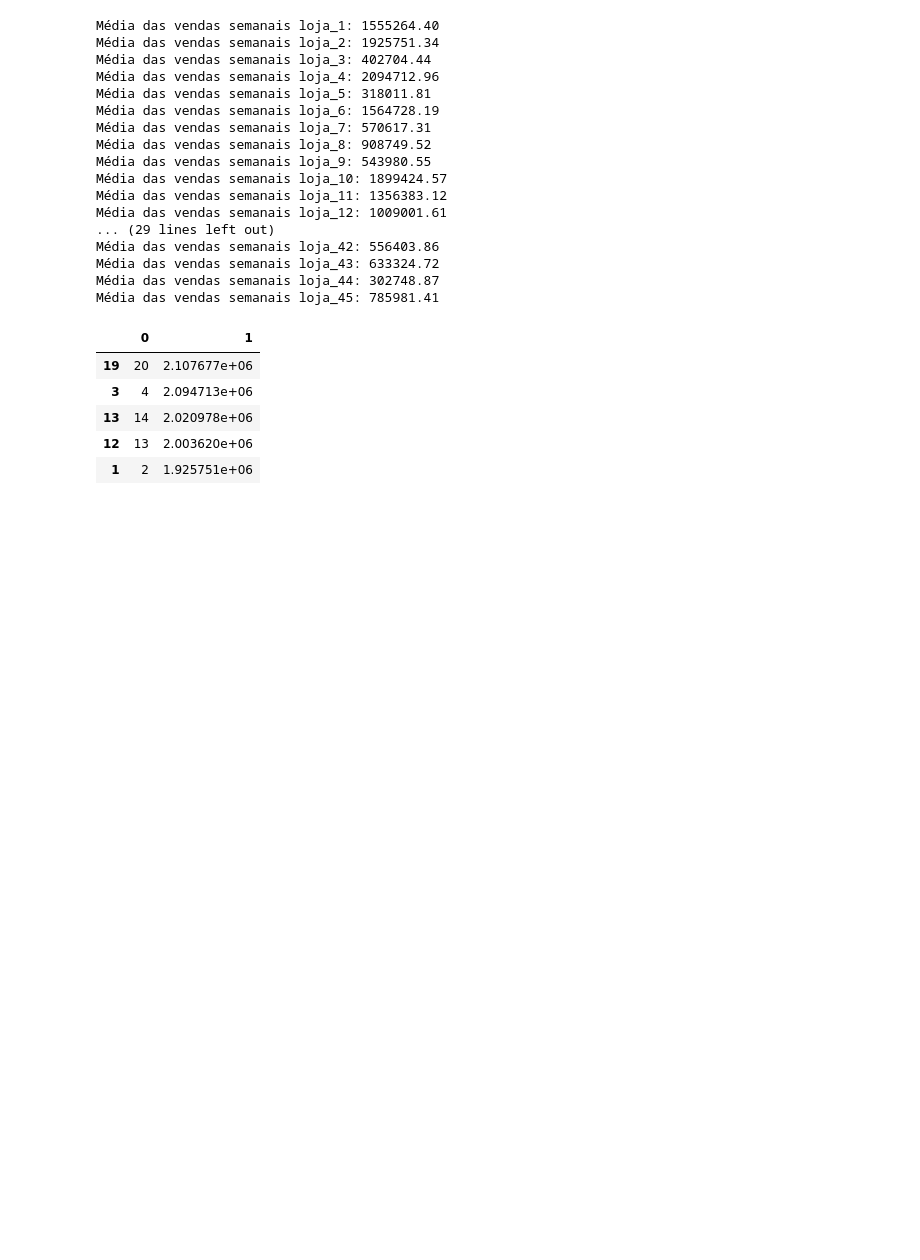
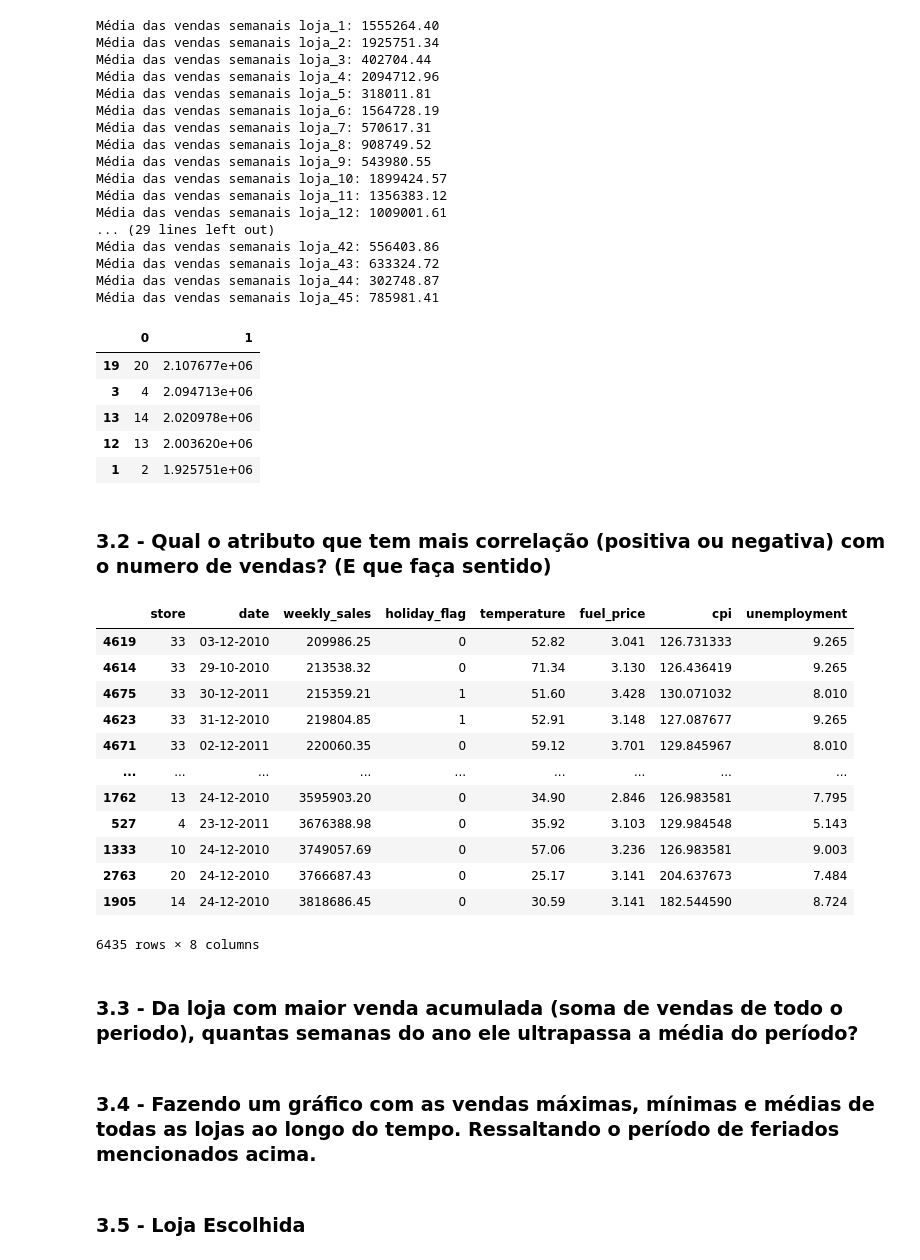
Before and after one commit to michellssGUi/dataScience, a Jupyter notebook: Wallmart_Melhor_Loja.ipynb, the cells around one changed output. Drawn from its saved outputs; the diff is of its cells as text; code cells hidden in the pictures; blank space fills up the shorter version.

```diff
--- a/Wallmart_Melhor_Loja.ipynb
+++ b/Wallmart_Melhor_Loja.ipynb
@@ -247,3 +248,23 @@ pd.DataFrame.sort_values(media_weekly, by=1, ascending=False).head()
 | 1 | 2 | 1.925751e+06 |
 # %%
 #df['City'] = df['zipcode'].map(df_zip_city.set_index('Zip Code')['City'])
+# %% [markdown]
+### 3.2 - Qual o atributo que tem mais correlação (positiva ou negativa) com o numero de vendas? (E que faça sentido)
+# %%
+df
+# %% [output]
+|  | store | date | weekly_sales | holiday_flag | temperature | fuel_price | cpi | unemployment |
+| 4619 | 33 | 03-12-2010 | 209986.25 | 0 | 52.82 | 3.041 | 126.731333 | 9.265 |
+| 4614 | 33 | 29-10-2010 | 213538.32 | 0 | 71.34 | 3.130 | 126.436419 | 9.265 |
+| 4675 | 33 | 30-12-2011 | 215359.21 | 1 | 51.60 | 3.428 | 130.071032 | 8.010 |
+| 4623 | 33 | 31-12-2010 | 219804.85 | 1 | 52.91 | 3.148 | 127.087677 | 9.265 |
+| 4671 | 33 | 02-12-2011 | 220060.35 | 0 | 59.12 | 3.701 | 129.845967 | 8.010 |
+| ... | ... | ... | ... | ... | ... | ... | ... | ... |
+| 1762 | 13 | 24-12-2010 | 3595903.20 | 0 | 34.90 | 2.846 | 126.983581 | 7.795 |
+| 527 | 4 | 23-12-2011 | 3676388.98 | 0 | 35.92 | 3.103 | 129.984548 | 5.143 |
+| 1333 | 10 | 24-12-2010 | 3749057.69 | 0 | 57.06 | 3.236 | 126.983581 | 9.003 |
+| 2763 | 20 | 24-12-2010 | 3766687.43 | 0 | 25.17 | 3.141 | 204.637673 | 7.484 |
+| 1905 | 14 | 24-12-2010 | 3818686.45 | 0 | 30.59 | 3.141 | 182.544590 | 8.724 |
+6435 rows × 8 columns
+# %% [markdown]
+### 3.3 - Da loja com maior venda acumulada (soma de vendas de todo o periodo), quantas semanas do ano ele ultrapassa a média do período?
@@ -249,0 +273,4 @@ pd.DataFrame.sort_values(media_weekly, by=1, ascending=False).head()
+# %% [markdown]
+### 3.4 - Fazendo um gráfico com as vendas máximas, mínimas e médias de todas as lojas ao longo do tempo. Ressaltando o período de feriados mencionados acima.
+# %% [markdown]
+### 3.5 - Loja Escolhida
```
Also changed, not shown: parts of 3 cells of this notebook.
